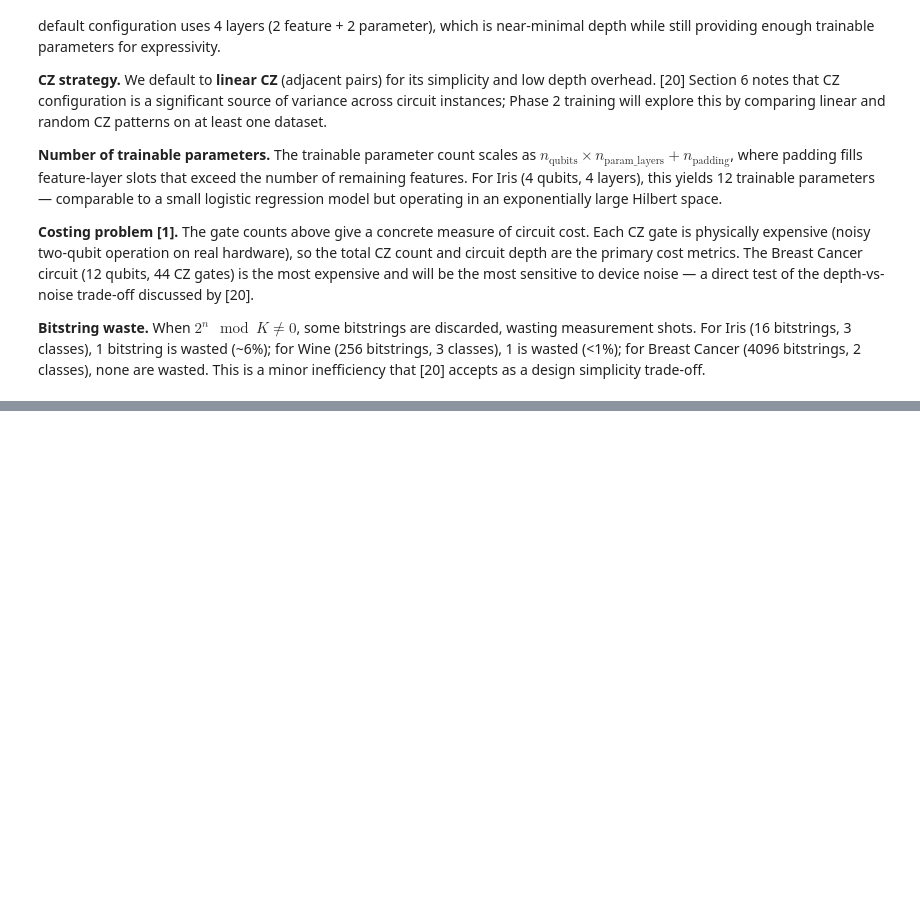
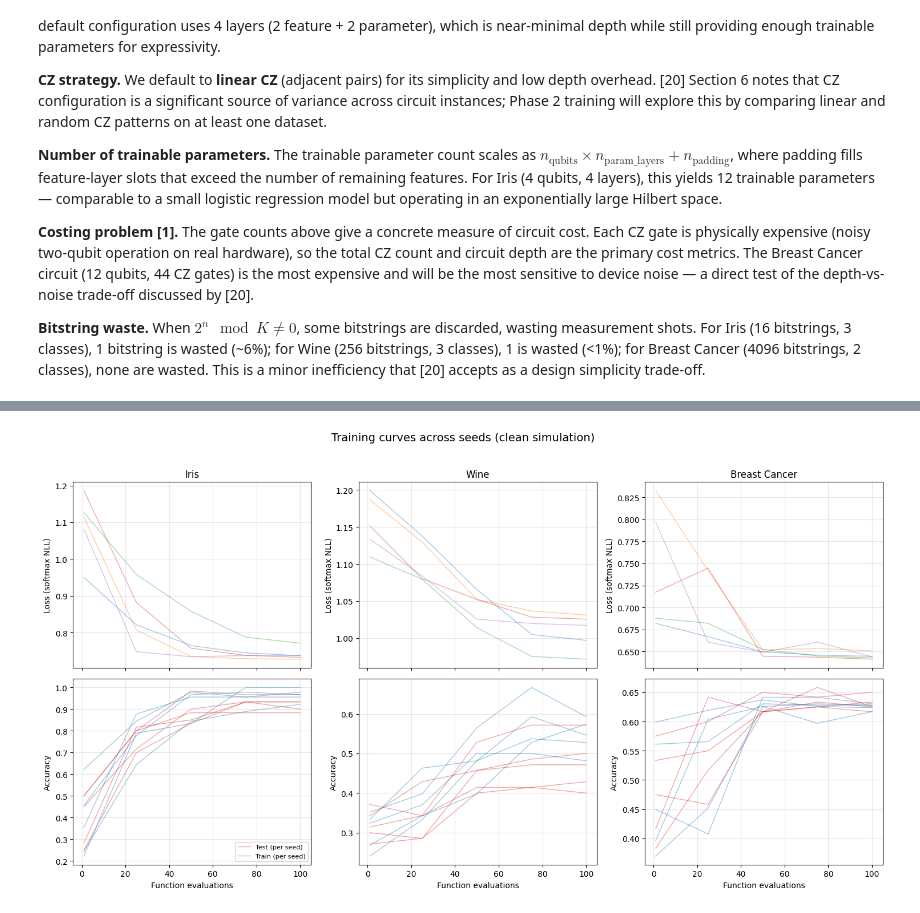
Before and after one commit to gelbh/comp47950-qml-project, a Jupyter notebook: notebooks/qml_project.ipynb, the cells around one changed output, grey strips where cells are left out. Cells and saved outputs as stored; diff of their text form; code cells hidden in the pictures; blank space fills up the shorter version.

Commit message:
chore(notebook): integrate training and design-space, update report

```diff
--- a/notebooks/qml_project.ipynb
+++ b/notebooks/qml_project.ipynb
@@ -387,0 +466,10 @@ pd.DataFrame(rows).set_index("Dataset")
+# %%
+results_wine_qml = run_multi_seed_experiment(
+    vc_builder=lambda: build_circuit(n_qubits=8, n_features=8, n_classes=3, cz_strategy="linear"),
+    X_train=X_wine_tr_qml, y_train=y_wine_tr,
+    X_test=X_wine_te_qml, y_test=y_wine_te,
+    seeds=SEEDS,
+    max_iter=MAX_ITER,
+    verbose=True,
+    log_interval=LOG_INTERVAL,
+)
@@ -387,0 +498,10 @@ pd.DataFrame(rows).set_index("Dataset")
+# %%
+results_bc_qml = run_multi_seed_experiment(
+    vc_builder=lambda: build_circuit(n_qubits=12, n_features=12, n_classes=2, cz_strategy="linear"),
+    X_train=X_bc_tr_qml, y_train=y_bc_tr,
+    X_test=X_bc_te_qml, y_test=y_bc_te,
+    seeds=SEEDS,
+    max_iter=MAX_ITER,
+    verbose=True,
+    log_interval=LOG_INTERVAL,
+)
@@ -387,0 +558,34 @@ pd.DataFrame(rows).set_index("Dataset")
+# %%
+# Training curves: loss and accuracy over function evaluations
+import matplotlib.pyplot as plt
+
+fig, axes = plt.subplots(2, 3, figsize=(15, 8), sharex="col")
+
+for col, (name, summary) in enumerate(all_results.items()):
+    ax_loss = axes[0, col]
+    ax_acc = axes[1, col]
+
+    for result in summary.per_seed:
+        h = result.history
+        ax_loss.plot(h.eval_numbers, h.losses, alpha=0.4, linewidth=1)
+        if h.test_accuracies:
+            ax_acc.plot(h.eval_numbers, h.test_accuracies, alpha=0.4, linewidth=1, color="tab:red")
+        ax_acc.plot(h.eval_numbers, h.train_accuracies, alpha=0.4, linewidth=1, color="tab:blue")
+
+    ax_loss.set_title(f"{name}")
+    ax_loss.set_ylabel("Loss (softmax NLL)")
+    ax_loss.grid(True, alpha=0.3)
+
+    ax_acc.set_xlabel("Function evaluations")
+    ax_acc.set_ylabel("Accuracy")
+    ax_acc.grid(True, alpha=0.3)
+
+    # Add legend only on the first column
+    if col == 0:
+        ax_acc.legend(["Test (per seed)", "Train (per seed)"], loc="lower right", fontsize=8)
+
+fig.suptitle("Training curves across seeds (clean simulation)", fontsize=14, y=1.02)
+plt.tight_layout()
+plt.show()
+# %% [output]
+[figure, added]
```
Also changed, not shown: parts of 59 cells of this notebook.
